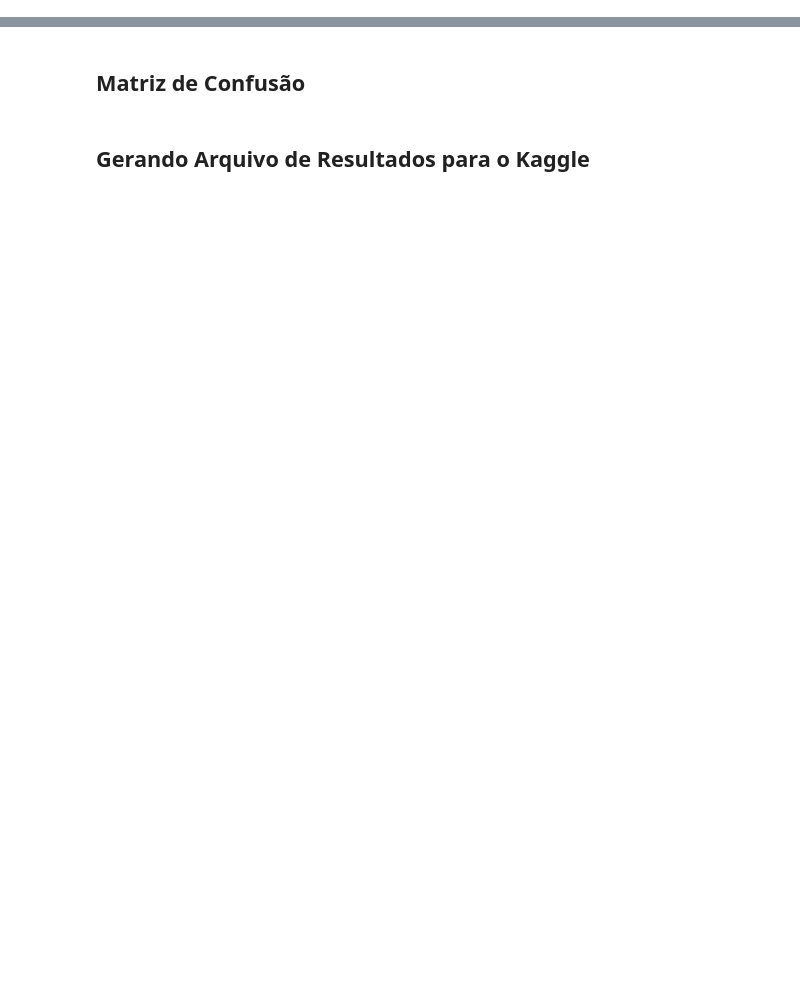
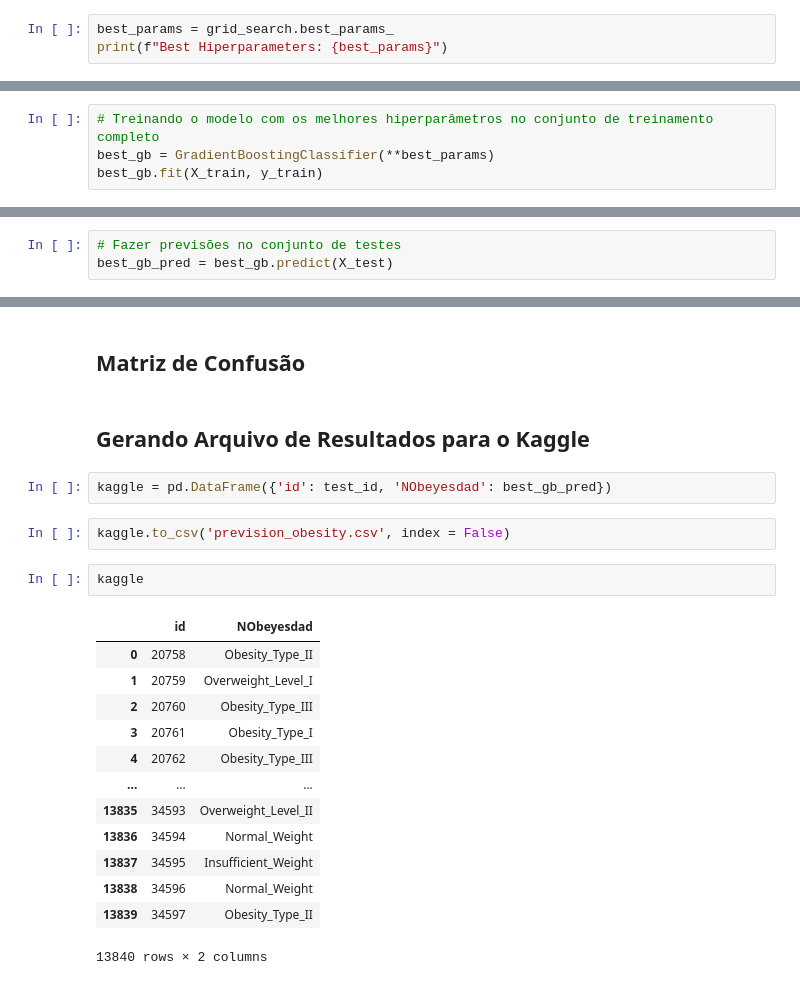
Before and after one commit to BarbaraCerqueira/Prediction-Obesity-Risk, a Jupyter notebook: prediction_obesity_risk.ipynb, the cells around one changed output, grey strips where cells are left out. Drawn from its saved outputs; the diff is of its cells as text; blank space fills up the shorter version.

Commit message:
Adicionada previsao com gradient boosting

```diff
--- a/prediction_obesity_risk.ipynb
+++ b/prediction_obesity_risk.ipynb
@@ -212,0 +344,3 @@ plt.show()
+# %%
+best_params = grid_search.best_params_
+print(f"Best Hiperparameters: {best_params}")
@@ -212,0 +351,4 @@ plt.show()
+# %%
+# Treinando o modelo com os melhores hiperparâmetros no conjunto de treinamento completo
+best_gb = GradientBoostingClassifier(**best_params)
+best_gb.fit(X_train, y_train)
@@ -213,2 +357,5 @@ plt.show()
+# %%
+# Fazer previsões no conjunto de testes
+best_gb_pred = best_gb.predict(X_test)
 # %% [markdown]
 ## Comparação com Naive Bayes
@@ -232,3 +363,23 @@ df
 ## Matriz de Confusão
 # %% [markdown]
 ## Gerando Arquivo de Resultados para o Kaggle
+# %%
+kaggle = pd.DataFrame({'id': test_id, 'NObeyesdad': best_gb_pred})
+# %%
+kaggle.to_csv('prevision_obesity.csv', index = False)
+# %%
+kaggle
+# %% [output]
+|  | id | NObeyesdad |
+| 0 | 20758 | Obesity_Type_II |
+| 1 | 20759 | Overweight_Level_I |
+| 2 | 20760 | Obesity_Type_III |
+| 3 | 20761 | Obesity_Type_I |
+| 4 | 20762 | Obesity_Type_III |
+| ... | ... | ... |
+| 13835 | 34593 | Overweight_Level_II |
+| 13836 | 34594 | Normal_Weight |
+| 13837 | 34595 | Insufficient_Weight |
+| 13838 | 34596 | Normal_Weight |
+| 13839 | 34597 | Obesity_Type_II |
+13840 rows × 2 columns
```
Also changed, not shown: parts of 39 cells of this notebook, 1 other file.
